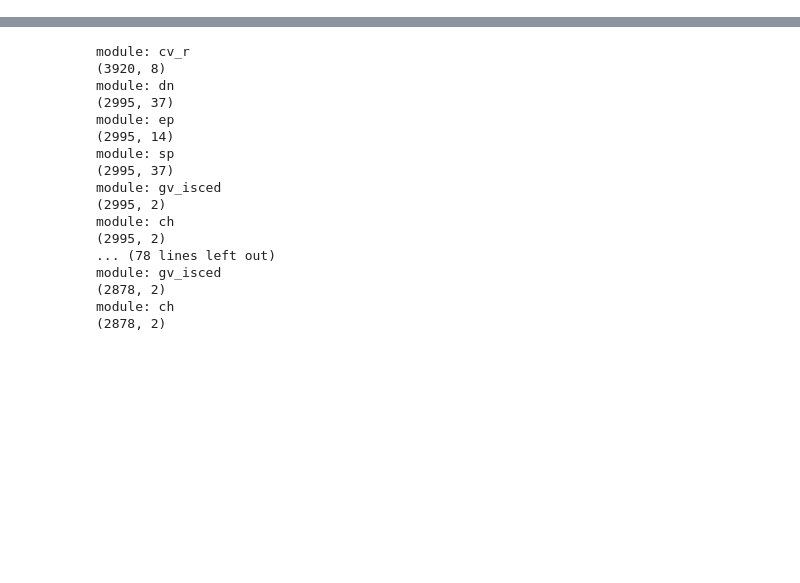
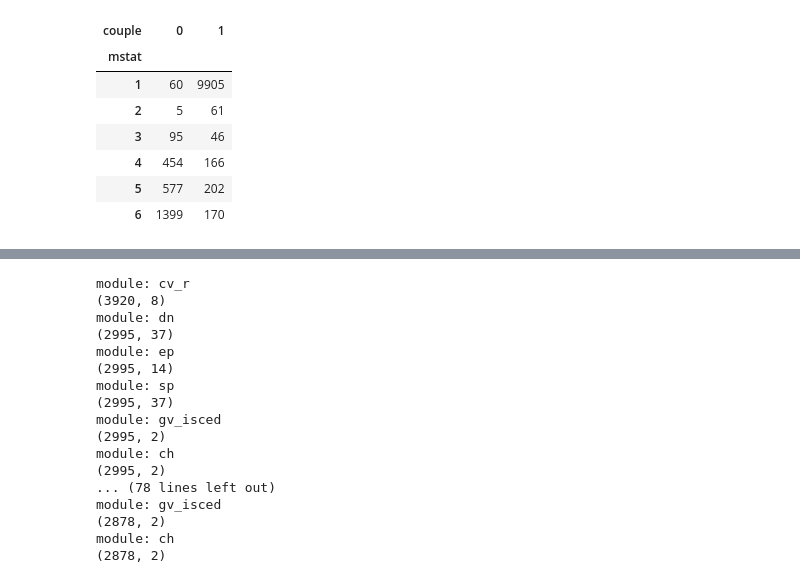
Before and after one commit to segsell/elder_care, a Jupyter notebook: src/elder_care/sandbox/estimation_data_new.ipynb, the cells around one changed output, grey strips where cells are left out. Cells and saved outputs as stored; diff of their text form; code cells hidden in the pictures; blank space fills up the shorter version.

```diff
--- a/src/elder_care/sandbox/estimation_data_new.ipynb
+++ b/src/elder_care/sandbox/estimation_data_new.ipynb
@@ -157,0 +239,11 @@ Name: sp019d1, Length: 3905, dtype: float64
+# %%
+pd.crosstab(data['mstat'], data['couple'])
+# %% [output]
+| couple | 0 | 1 |
+| mstat |  |  |
+| 1 | 60 | 9905 |
+| 2 | 5 | 61 |
+| 3 | 95 | 46 |
+| 4 | 454 | 166 |
+| 5 | 577 | 202 |
+| 6 | 1399 | 170 |
```
Also changed, not shown: parts of 126 cells of this notebook.
